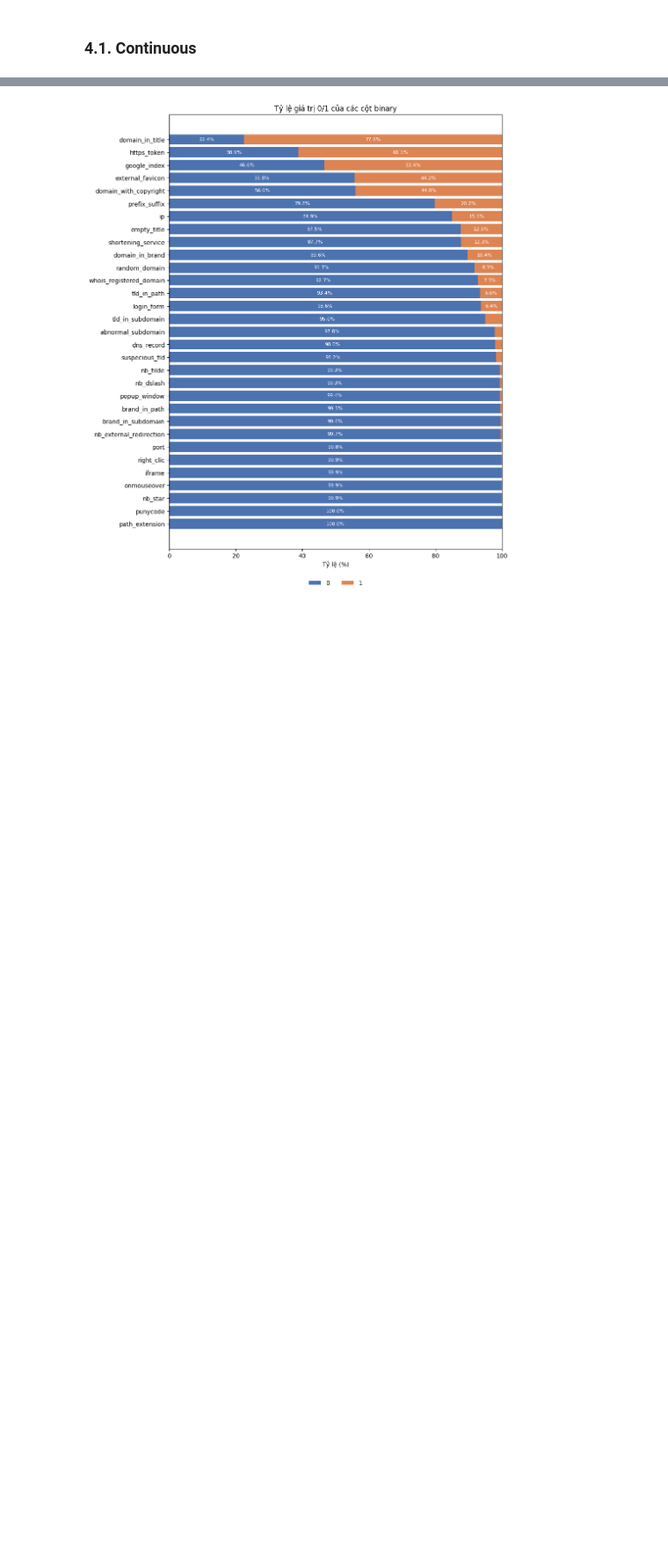
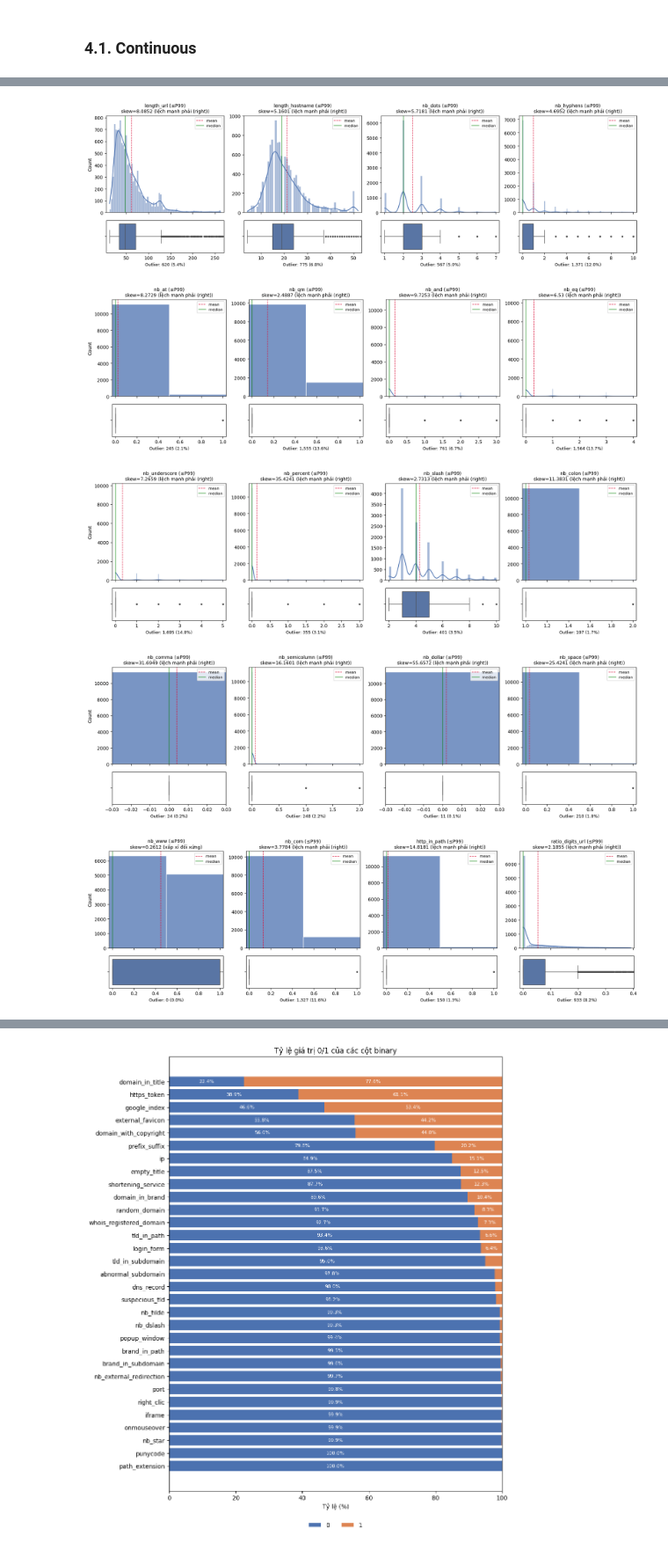
Before and after one commit to xuancuong1019/optimization_algorithm_phishing_detection, a Jupyter notebook: notebooks/01_exploratory_data_analysis.ipynb, the cells around one changed output, grey strips where cells are left out. Shown at 88% size. Saved outputs shown, nothing was run; the diff lists cells and outputs as text; code cells hidden in the pictures; blank space fills up the shorter version.

```diff
--- a/notebooks/01_exploratory_data_analysis.ipynb
+++ b/notebooks/01_exploratory_data_analysis.ipynb
@@ -149,0 +175,12 @@ ua.plot((selected_cols), clip_upper_q=0.99)
+# %%
+# ===========================================================
+# BẢN PHÂN TÍCH CHI TIẾT
+# ===========================================================
+selected_cols = ['length_url', 'length_hostname', 'nb_dots', 'nb_hyphens', 'nb_at', 'nb_qm', 'nb_and', 'nb_eq', 'nb_underscore', 'nb_percent', 'nb_slash', 'nb_colon', 'nb_comma', 'nb_semicolumn', 'nb_dollar',
+                 'nb_space', 'nb_www', 'nb_com', 'http_in_path', 'ratio_digits_url', 'ratio_digits_host', 'nb_subdomains', 'nb_redirection', 'length_words_raw', 'char_repeat', 'shortest_words_raw', 'shortest_word_host',
+                 'shortest_word_path', 'longest_words_raw', 'longest_word_host', 'longest_word_path', 'avg_words_raw', 'avg_word_host', 'avg_word_path', 'phish_hints', 'statistical_report', 'nb_hyperlinks', 'ratio_intHyperlinks',
+                 'ratio_extHyperlinks', 'nb_extCSS', 'ratio_extRedirection', 'ratio_extErrors', 'links_in_tags', 'ratio_intMedia', 'ratio_extMedia', 'safe_anchor', 'domain_registration_length', 'domain_age', 'web_traffic', 'page_rank'] # Chọn cột muốn kiểm tra tại đây
+
+display(ua.summary(selected_cols))
+_ = ua.plot(selected_cols, ncols=4, clip_upper_q=0.99)
+# %% [output]
@@ -149,0 +205,5 @@ ua.plot((selected_cols), clip_upper_q=0.99)
+[figure, added]
+[figure, added]
+[figure, added]
+[figure, added]
+[figure, added]
```
Also changed, not shown: parts of 11 cells of this notebook, 3 other files.
